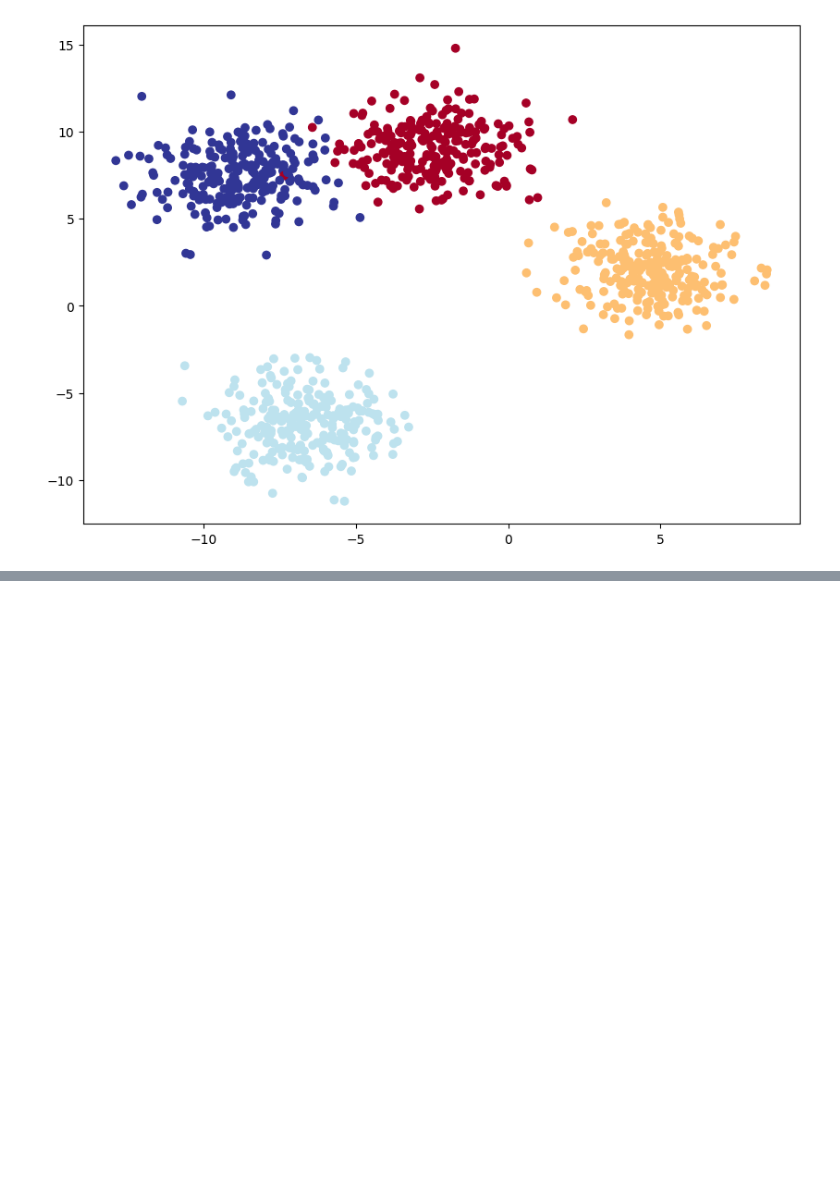
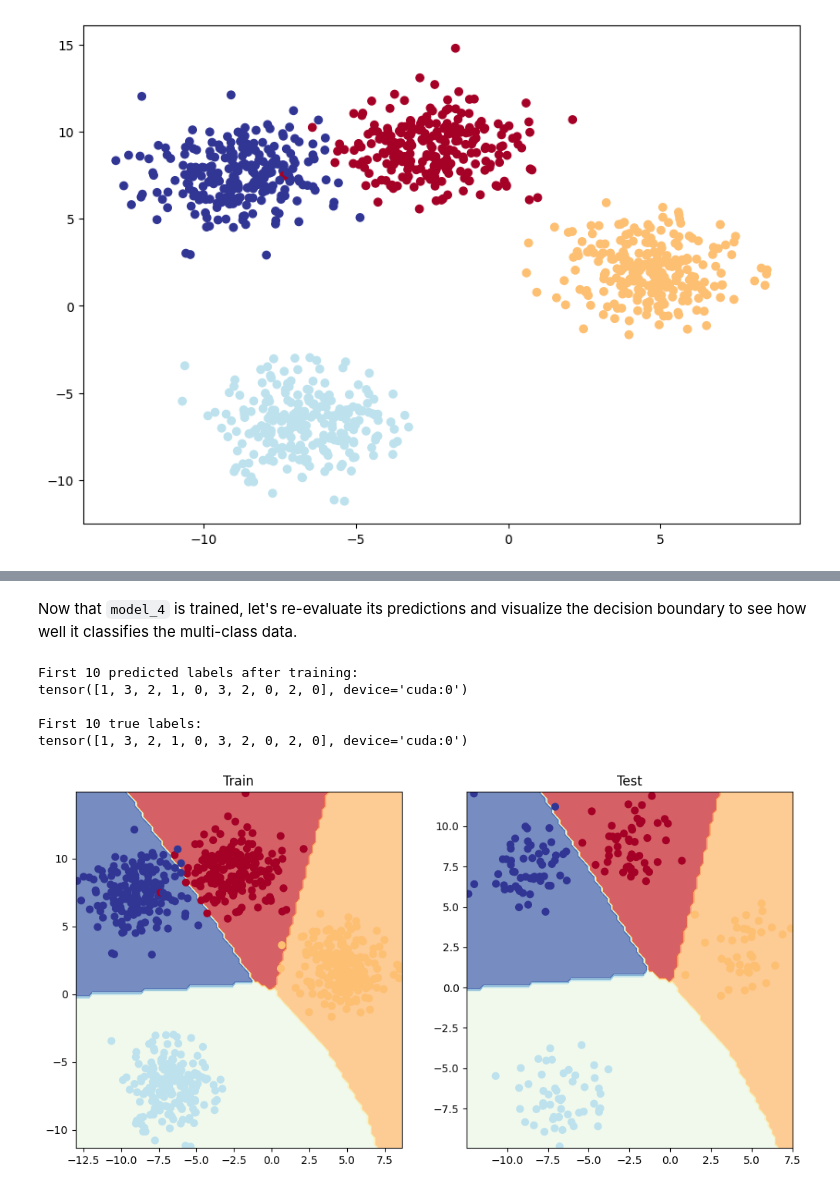
Before and after one commit to abhi2005-bit/Deep-Learning, a Jupyter notebook: Neural_network__classificationynb.ipynb, the cells around one changed output, grey strips where cells are left out. Cells and saved outputs as stored; diff of their text form; code cells hidden in the pictures; blank space fills up the shorter version.

Commit message:
added the multiclass classification system

```diff
--- a/Neural_network__classificationynb.ipynb
+++ b/Neural_network__classificationynb.ipynb
@@ -764,0 +777,3 @@ plt.scatter(x_blob[:,0],x_blob[:,1],c=y_blob,cmap=plt.cm.RdYlBu)
+# %%
+device = "cuda" if torch.cuda.is_available() else "cpu"
+device
@@ -764,0 +782,26 @@ plt.scatter(x_blob[:,0],x_blob[:,1],c=y_blob,cmap=plt.cm.RdYlBu)
+# %%
+import torch
+from torch import nn
+
+class BlobModel(nn.Module):
+    def __init__(self, in_features, hidden_units, out_features):
+        super().__init__()
+
+        self.linear_layer_stack = nn.Sequential(
+            nn.Linear(in_features=in_features, out_features=hidden_units),
+            nn.ReLU(),
+            nn.Linear(in_features=hidden_units, out_features=hidden_units),
+            nn.ReLU(),
+            nn.Linear(in_features=hidden_units, out_features=out_features)
+        )
+
+    def forward(self, x):
+        return self.linear_layer_stack(x)
+
+
+model_4 = BlobModel(
+    in_features=2,
+    hidden_units=8,
+    out_features=4
+)
+model_4
@@ -764,0 +824,6 @@ plt.scatter(x_blob[:,0],x_blob[:,1],c=y_blob,cmap=plt.cm.RdYlBu)
+# %%
+
+loss_fn=nn.CrossEntropyLoss()
+
+optimizer=torch.optim.SGD(params=model_4.parameters(),
+                          lr=0.01)
@@ -764,0 +892,32 @@ plt.scatter(x_blob[:,0],x_blob[:,1],c=y_blob,cmap=plt.cm.RdYlBu)
+# %% [markdown]
+Now that `model_4` is trained, let's re-evaluate its predictions and visualize the decision boundary to see how well it classifies the multi-class data.
+# %%
+# Make predictions with the trained model
+model_4.eval()
+with torch.inference_mode():
+  y_preds_trained = model_4(x_blob_test)
+  y_preds_probe_trained = torch.softmax(y_preds_trained, dim=1)
+  y_preds_labels_trained = torch.argmax(y_preds_probe_trained, dim=1)
+
+print("First 10 predicted labels after training:")
+print(y_preds_labels_trained[:10])
+print("\nFirst 10 true labels:")
+print(y_blob_test[:10])
+# %% [output]
+First 10 predicted labels after training:
+tensor([1, 3, 2, 1, 0, 3, 2, 0, 2, 0], device='cuda:0')
+
+First 10 true labels:
+tensor([1, 3, 2, 1, 0, 3, 2, 0, 2, 0], device='cuda:0')
+# %%
+# Plot the decision boundary for the trained model_4
+plt.figure(figsize=(12, 6))
+plt.subplot(1, 2, 1)
+plt.title("Train")
+plot_decision_boundary(model_4, x_blob_train, y_blob_train)
+plt.subplot(1, 2, 2)
+plt.title("Test")
+plot_decision_boundary(model_4, x_blob_test, y_blob_test)
+plt.show()
+# %% [output]
+[figure, added]
```
Also changed, not shown: parts of 20 cells of this notebook.
